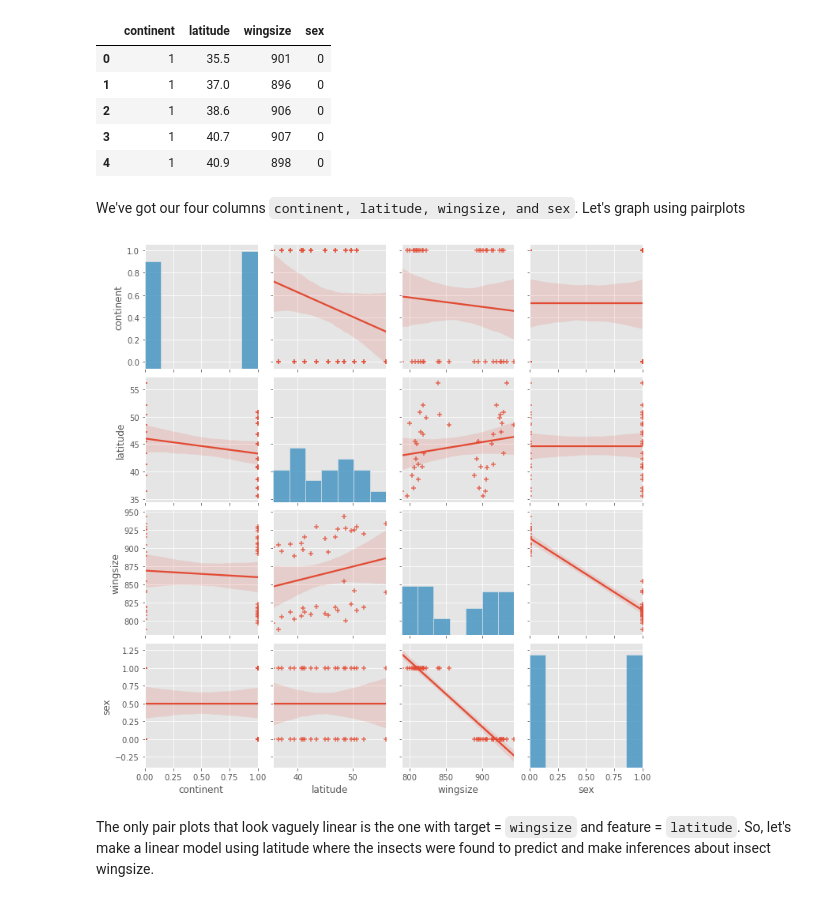
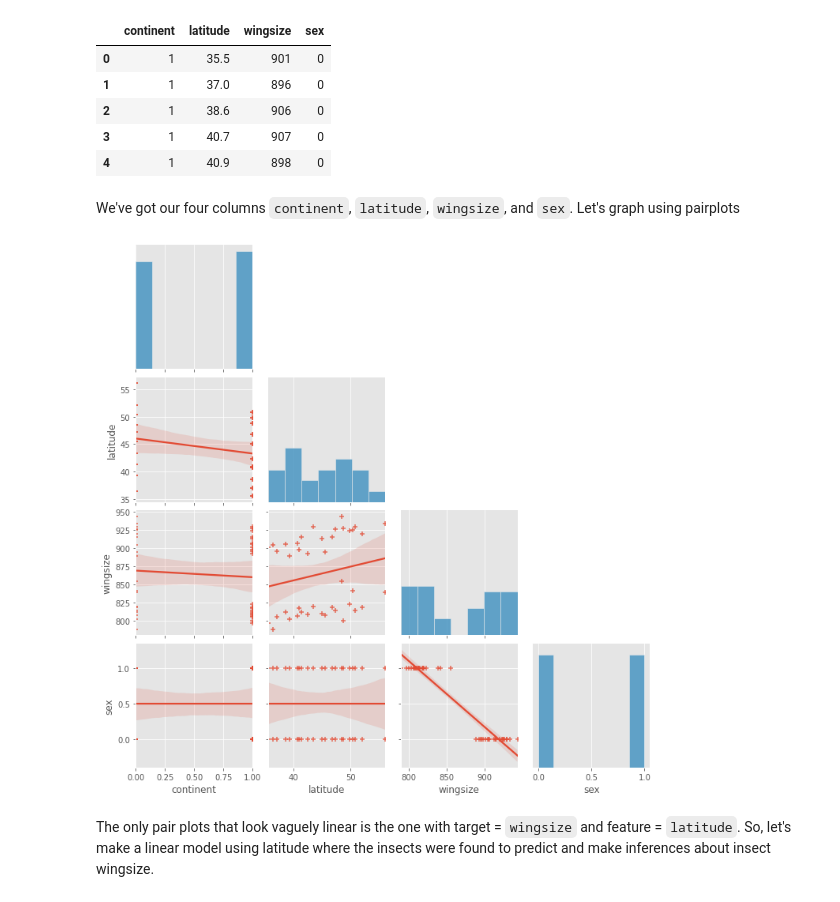
Before and after one commit to seanreed1111/dai-regression, a Jupyter notebook: linear-regression-2.ipynb, the cells around one changed output. Saved outputs shown, nothing was run; the diff lists cells and outputs as text; code cells hidden in the pictures.

```diff
--- a/linear-regression-2.ipynb
+++ b/linear-regression-2.ipynb
@@ -172,13 +154,13 @@ insects.head()
 | 3 | 1 | 40.7 | 907 | 0 |
 | 4 | 1 | 40.9 | 898 | 0 |
 # %% [markdown]
-We've got our four columns `continent, latitude, wingsize, and sex`.
+We've got our four columns `continent`, `latitude`, `wingsize`, and `sex`.
 Let's graph using pairplots
 # %%
 import seaborn as sns
-sns.pairplot(insects, kind='reg', markers='+');
+sns.pairplot(insects, kind='reg', markers='+', corner=True);
 # %% [output]
-[figure, old version]
+[figure, new version]
 # %% [markdown]
 The only pair plots that look vaguely linear is the one with target = `wingsize` and feature = `latitude`. So, let's make a linear model using latitude where the insects were found to predict and make inferences about insect wingsize.
 # %% [markdown]
```
Also changed, not shown: parts of 12 cells of this notebook.
